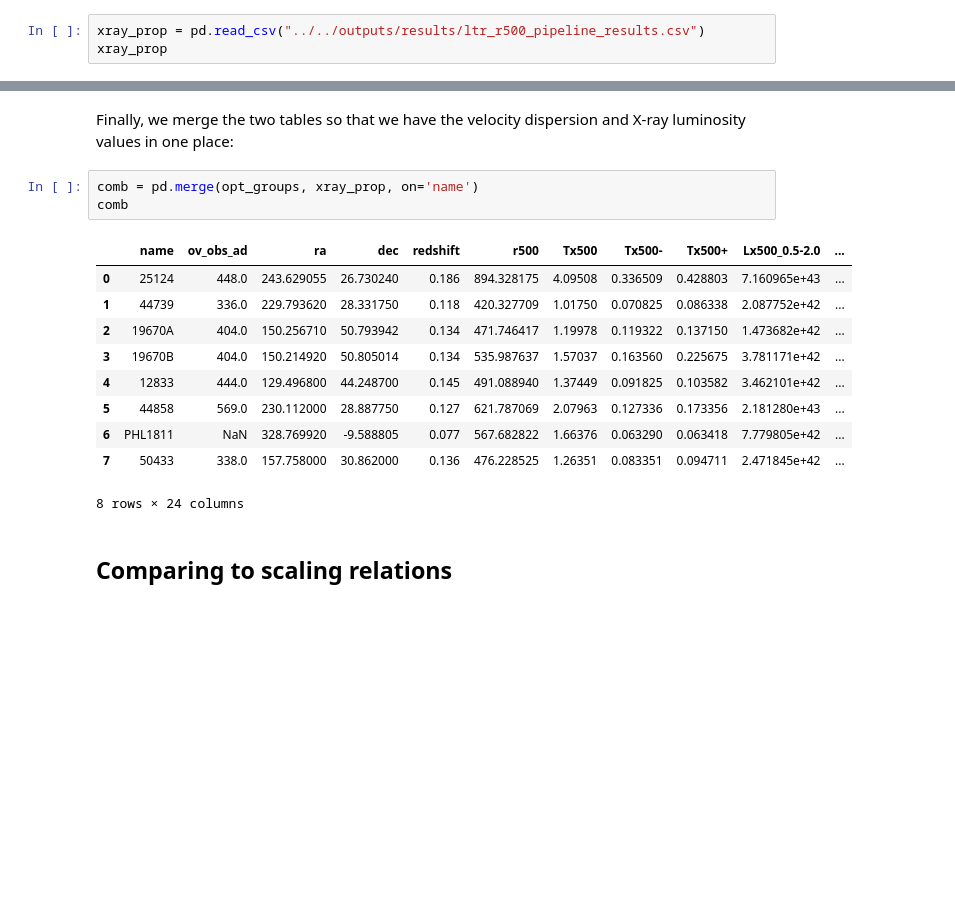
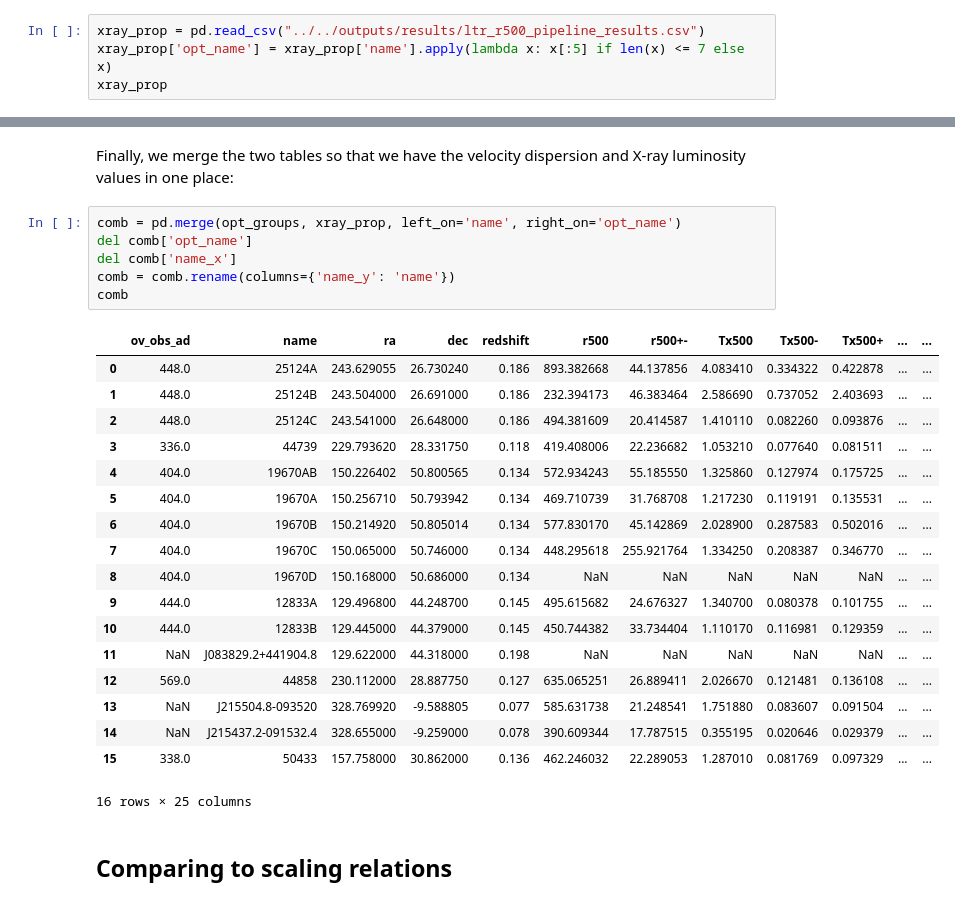
Before and after one commit to DavidT3/OVI_groups, a Jupyter notebook: notebooks/results_analyses/velocity_dispersion_relations.ipynb, the cells around one changed output, grey strips where cells are left out. Saved outputs shown, nothing was run; the diff lists cells and outputs as text; blank space fills up the shorter version.

```diff
--- a/notebooks/results_analyses/velocity_dispersion_relations.ipynb
+++ b/notebooks/results_analyses/velocity_dispersion_relations.ipynb
@@ -39,5 +39,6 @@ opt_groups
 Secondly, we load our measurements of X-ray properties. We choose the 'standard mode' pipeline run (luminosities are broadly consistent with other modes for this sample), with measurements made within $R_{500}$ (as were those of the scaling relations we compare to):
 # %%
 xray_prop = pd.read_csv("../../outputs/results/ltr_r500_pipeline_results.csv")
+xray_prop['opt_name'] = xray_prop['name'].apply(lambda x: x[:5] if len(x) <= 7 else x)
 xray_prop
 # %% [output]
@@ -54,19 +63,30 @@ xray_prop
 # %% [markdown]
 Finally, we merge the two tables so that we have the velocity dispersion and X-ray luminosity values in one place:
 # %%
-comb = pd.merge(opt_groups, xray_prop, on='name')
+comb = pd.merge(opt_groups, xray_prop, left_on='name', right_on='opt_name')
+del comb['opt_name']
+del comb['name_x']
+comb = comb.rename(columns={'name_y': 'name'})
 comb
 # %% [output]
-|  | name | ov_obs_ad | ra | dec | redshift | r500 | Tx500 | Tx500- | Tx500+ | Lx500_0.5-2.0 | ... |
-| 0 | 25124 | 448.0 | 243.629055 | 26.730240 | 0.186 | 894.328175 | 4.09508 | 0.336509 | 0.428803 | 7.160965e+43 | ... |
-| 1 | 44739 | 336.0 | 229.793620 | 28.331750 | 0.118 | 420.327709 | 1.01750 | 0.070825 | 0.086338 | 2.087752e+42 | ... |
-| 2 | 19670A | 404.0 | 150.256710 | 50.793942 | 0.134 | 471.746417 | 1.19978 | 0.119322 | 0.137150 | 1.473682e+42 | ... |
-| 3 | 19670B | 404.0 | 150.214920 | 50.805014 | 0.134 | 535.987637 | 1.57037 | 0.163560 | 0.225675 | 3.781171e+42 | ... |
-| 4 | 12833 | 444.0 | 129.496800 | 44.248700 | 0.145 | 491.088940 | 1.37449 | 0.091825 | 0.103582 | 3.462101e+42 | ... |
-| 5 | 44858 | 569.0 | 230.112000 | 28.887750 | 0.127 | 621.787069 | 2.07963 | 0.127336 | 0.173356 | 2.181280e+43 | ... |
-| 6 | PHL1811 | NaN | 328.769920 | -9.588805 | 0.077 | 567.682822 | 1.66376 | 0.063290 | 0.063418 | 7.779805e+42 | ... |
-| 7 | 50433 | 338.0 | 157.758000 | 30.862000 | 0.136 | 476.228525 | 1.26351 | 0.083351 | 0.094711 | 2.471845e+42 | ... |
+|  | ov_obs_ad | name | ra | dec | redshift | r500 | r500+- | Tx500 | Tx500- | Tx500+ | ... | ... |
+| 0 | 448.0 | 25124A | 243.629055 | 26.730240 | 0.186 | 893.382668 | 44.137856 | 4.083410 | 0.334322 | 0.422878 | ... | ... |
+| 1 | 448.0 | 25124B | 243.504000 | 26.691000 | 0.186 | 232.394173 | 46.383464 | 2.586690 | 0.737052 | 2.403693 | ... | ... |
+| 2 | 448.0 | 25124C | 243.541000 | 26.648000 | 0.186 | 494.381609 | 20.414587 | 1.410110 | 0.082260 | 0.093876 | ... | ... |
+| 3 | 336.0 | 44739 | 229.793620 | 28.331750 | 0.118 | 419.408006 | 22.236682 | 1.053210 | 0.077640 | 0.081511 | ... | ... |
+| 4 | 404.0 | 19670AB | 150.226402 | 50.800565 | 0.134 | 572.934243 | 55.185550 | 1.325860 | 0.127974 | 0.175725 | ... | ... |
+| 5 | 404.0 | 19670A | 150.256710 | 50.793942 | 0.134 | 469.710739 | 31.768708 | 1.217230 | 0.119191 | 0.135531 | ... | ... |
+| 6 | 404.0 | 19670B | 150.214920 | 50.805014 | 0.134 | 577.830170 | 45.142869 | 2.028900 | 0.287583 | 0.502016 | ... | ... |
+| 7 | 404.0 | 19670C | 150.065000 | 50.746000 | 0.134 | 448.295618 | 255.921764 | 1.334250 | 0.208387 | 0.346770 | ... | ... |
+| 8 | 404.0 | 19670D | 150.168000 | 50.686000 | 0.134 | NaN | NaN | NaN | NaN | NaN | ... | ... |
+| 9 | 444.0 | 12833A | 129.496800 | 44.248700 | 0.145 | 495.615682 | 24.676327 | 1.340700 | 0.080378 | 0.101755 | ... | ... |
+| 10 | 444.0 | 12833B | 129.445000 | 44.379000 | 0.145 | 450.744382 | 33.734404 | 1.110170 | 0.116981 | 0.129359 | ... | ... |
+| 11 | NaN | J083829.2+441904.8 | 129.622000 | 44.318000 | 0.198 | NaN | NaN | NaN | NaN | NaN | ... | ... |
+| 12 | 569.0 | 44858 | 230.112000 | 28.887750 | 0.127 | 635.065251 | 26.889411 | 2.026670 | 0.121481 | 0.136108 | ... | ... |
+| 13 | NaN | J215504.8-093520 | 328.769920 | -9.588805 | 0.077 | 585.631738 | 21.248541 | 1.751880 | 0.083607 | 0.091504 | ... | ... |
+| 14 | NaN | J215437.2-091532.4 | 328.655000 | -9.259000 | 0.078 | 390.609344 | 17.787515 | 0.355195 | 0.020646 | 0.029379 | ... | ... |
+| 15 | 338.0 | 50433 | 157.758000 | 30.862000 | 0.136 | 462.246032 | 22.289053 | 1.287010 | 0.081769 | 0.097329 | ... | ... |
-8 rows × 24 columns
+16 rows × 25 columns
 # %% [markdown]
 ## Comparing to scaling relations
 # %% [markdown]
```
Also changed, not shown: parts of 6 cells of this notebook, 1 other file.
